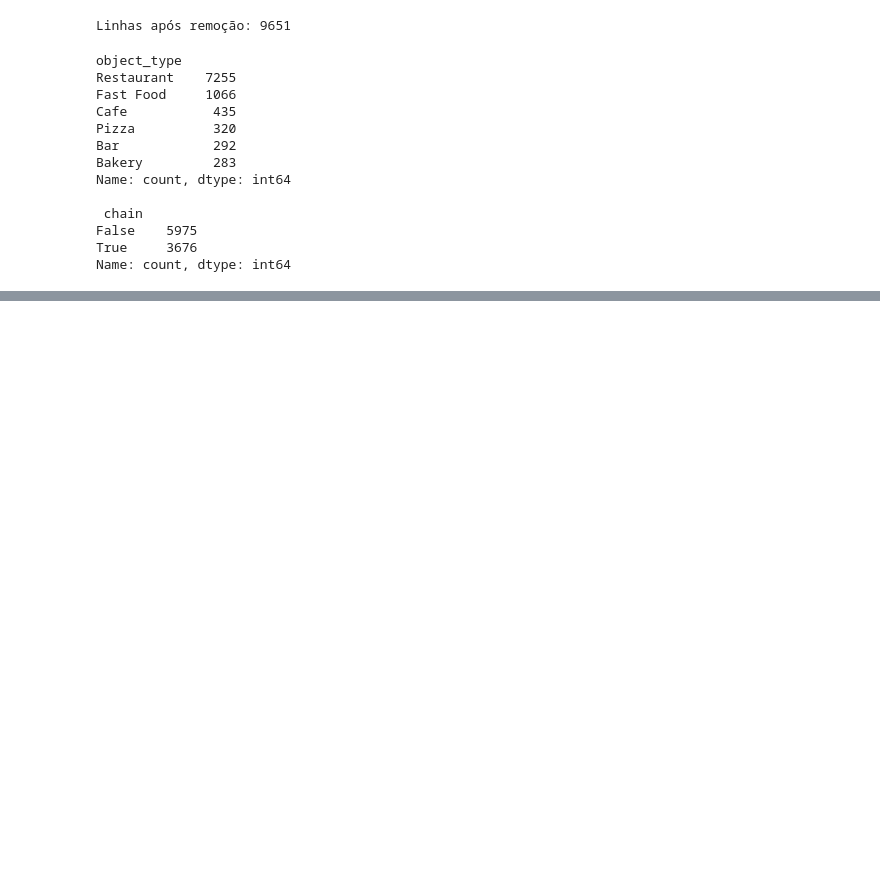
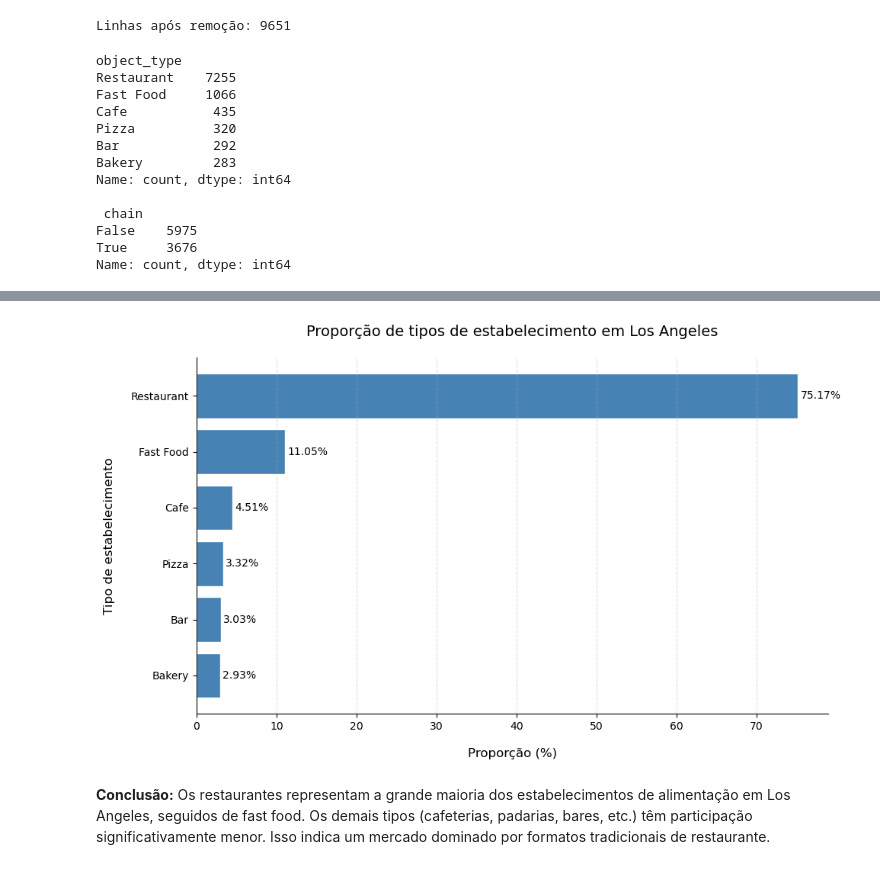
Before and after one commit to raimirsilva/Small-projects, a Jupyter notebook: Sprint-10-project/notebook/LA-restaurants.ipynb, the cells around one changed output, grey strips where cells are left out. Saved outputs shown, nothing was run; the diff lists cells and outputs as text; code cells hidden in the pictures; blank space fills up the shorter version.

```diff
--- a/Sprint-10-project/notebook/LA-restaurants.ipynb
+++ b/Sprint-10-project/notebook/LA-restaurants.ipynb
@@ -116,0 +121,8 @@ Name: count, dtype: int64
+# %%
+# Calculando a proporção de cada tipo de estabelecimento
+type_counts = rest['object_type'].value_counts()
+type_proportions = (type_counts / len(rest) * 100).round(2)
+
+# Exibindo os valores
+print('Proporção por tipo de estabelecimento (%):')
+print(type_proportions)
@@ -116,0 +139,37 @@ Name: count, dtype: int64
+# %%
+# Gráfico de barras horizontal — proporcões por tipo de estabelecimento
+# Escolha: gráfico de barras horizontais é mais legível que pizza quando há
+# múltiplas categorias, evitando distorções visuais entre fatias pequenas.
+
+fig, ax = plt.subplots(figsize=(10, 6))
+
+bars = ax.barh(
+    type_proportions.index,
+    type_proportions.values,
+    color='steelblue',
+    edgecolor='white'
+)
+
+# Rótulos de valor ao lado de cada barra
+for bar, value in zip(bars, type_proportions.values):
+    ax.text(
+        value + 0.3,
+        bar.get_y() + bar.get_height() / 2,
+        f'{value}%',
+        va='center',
+        fontsize=10
+    )
+
+ax.set_title('Proporção de tipos de estabelecimento em Los Angeles', fontsize=14, pad=20)
+ax.set_xlabel('Proporção (%)', fontsize=12, labelpad=15)
+ax.set_ylabel('Tipo de estabelecimento', fontsize=12, labelpad=15)
+ax.invert_yaxis()  # maior proporção no topo
+ax.grid(axis='x', linestyle='--', alpha=0.4)
+ax.spines[['top', 'right']].set_visible(False)
+
+plt.tight_layout()
+plt.show()
+# %% [output]
+[figure, added]
+# %% [markdown]
+**Conclusão:** Os restaurantes representam a grande maioria dos estabelecimentos de alimentação em Los Angeles, seguidos de fast food. Os demais tipos (cafeterias, padarias, bares, etc.) têm participação significativamente menor. Isso indica um mercado dominado por formatos tradicionais de restaurante.
```
Also changed, not shown: parts of 2 cells of this notebook.
